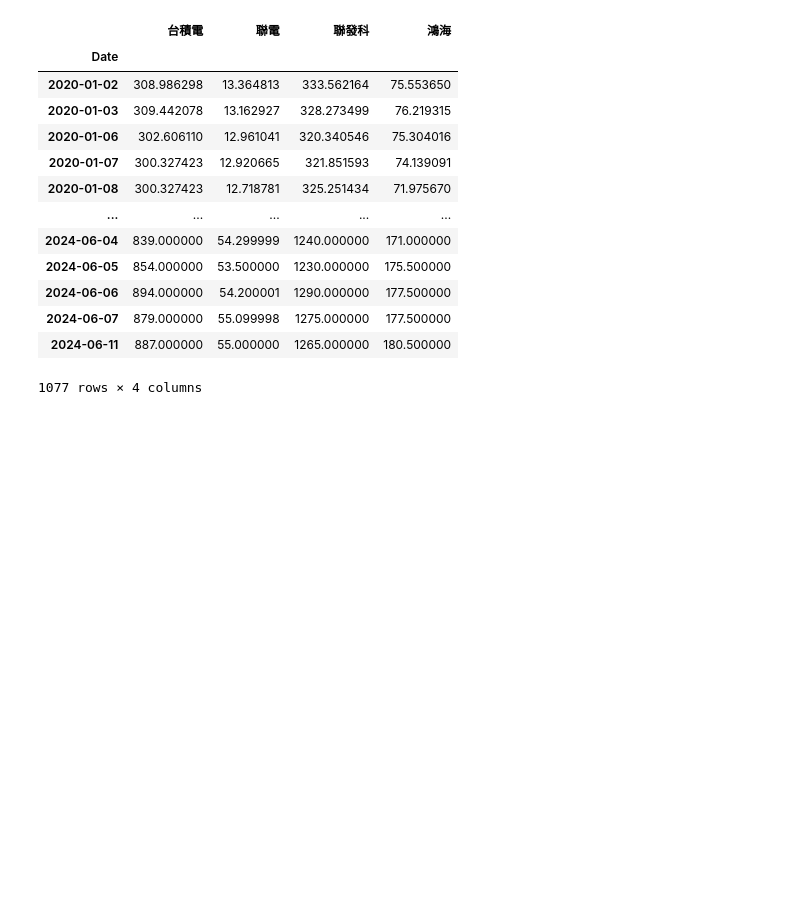
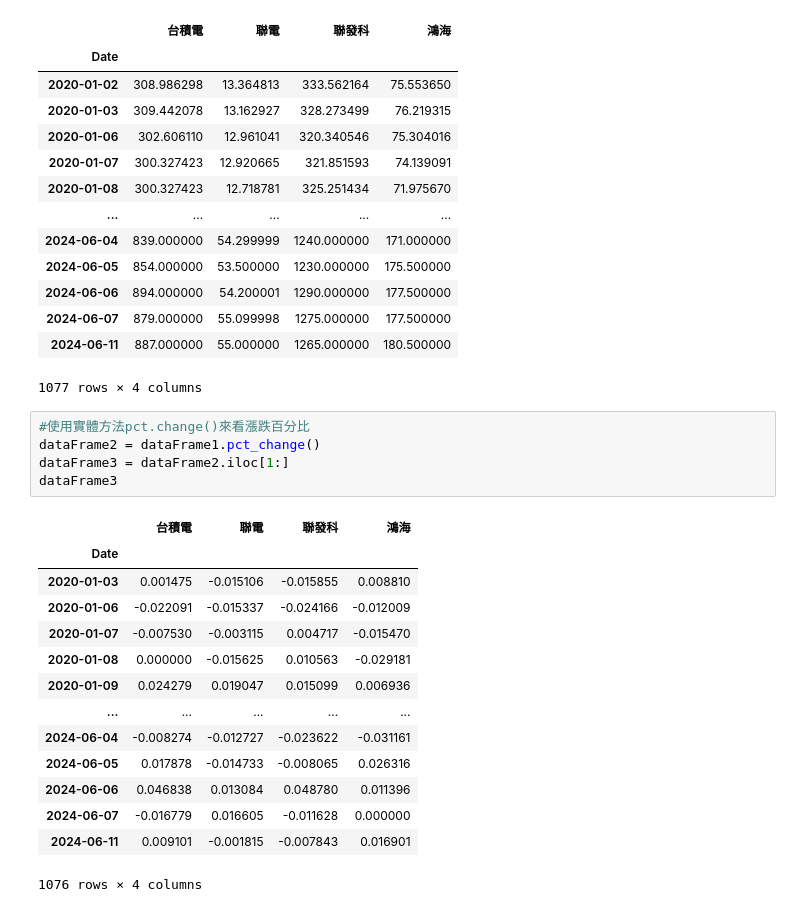
Before and after one commit to MarkChang2023/2023_11_14, a Jupyter notebook: lesson20/lesson20_1.ipynb, the cells around one changed output. Drawn from its saved outputs; the diff is of its cells as text; blank space fills up the shorter version.

```diff
--- a/lesson20/lesson20_1.ipynb
+++ b/lesson20/lesson20_1.ipynb
@@ -148,3 +148,23 @@ dataFrame1
 | 2024-06-07 | 879.000000 | 55.099998 | 1275.000000 | 177.500000 |
 | 2024-06-11 | 887.000000 | 55.000000 | 1265.000000 | 180.500000 |
 1077 rows × 4 columns
+# %%
+#使用實體方法pct.change()來看漲跌百分比
+dataFrame2 = dataFrame1.pct_change()
+dataFrame3 = dataFrame2.iloc[1:]
+dataFrame3
+# %% [output]
+|  | 台積電 | 聯電 | 聯發科 | 鴻海 |
+| Date |  |  |  |  |
+| 2020-01-03 | 0.001475 | -0.015106 | -0.015855 | 0.008810 |
+| 2020-01-06 | -0.022091 | -0.015337 | -0.024166 | -0.012009 |
+| 2020-01-07 | -0.007530 | -0.003115 | 0.004717 | -0.015470 |
+| 2020-01-08 | 0.000000 | -0.015625 | 0.010563 | -0.029181 |
+| 2020-01-09 | 0.024279 | 0.019047 | 0.015099 | 0.006936 |
+| ... | ... | ... | ... | ... |
+| 2024-06-04 | -0.008274 | -0.012727 | -0.023622 | -0.031161 |
+| 2024-06-05 | 0.017878 | -0.014733 | -0.008065 | 0.026316 |
+| 2024-06-06 | 0.046838 | 0.013084 | 0.048780 | 0.011396 |
+| 2024-06-07 | -0.016779 | 0.016605 | -0.011628 | 0.000000 |
+| 2024-06-11 | 0.009101 | -0.001815 | -0.007843 | 0.016901 |
+1076 rows × 4 columns
```
Also changed, not shown: parts of 1 cell of this notebook.
